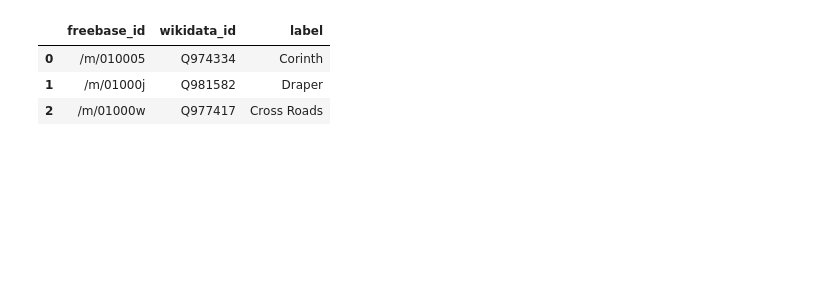
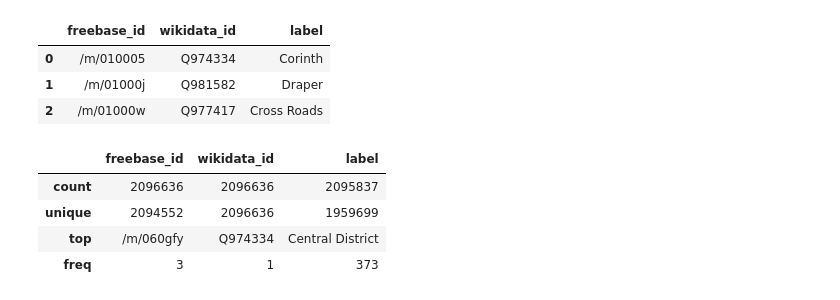
Before and after one commit to vectronaut2/kumoai_hackathon, a Jupyter notebook: notebooks/explore_kg_use_cases.ipynb, the cells around one changed output. Saved outputs shown, nothing was run; the diff lists cells and outputs as text; code cells hidden in the pictures; blank space fills up the shorter version.

```diff
--- a/notebooks/explore_kg_use_cases.ipynb
+++ b/notebooks/explore_kg_use_cases.ipynb
@@ -68,3 +78,11 @@ freebase_vs_wiki_df.head(3)
 | 0 | /m/010005 | Q974334 | Corinth |
 | 1 | /m/01000j | Q981582 | Draper |
 | 2 | /m/01000w | Q977417 | Cross Roads |
+# %%
+freebase_vs_wiki_df.describe()
+# %% [output]
+|  | freebase_id | wikidata_id | label |
+| count | 2096636 | 2096636 | 2095837 |
+| unique | 2094552 | 2096636 | 1959699 |
+| top | /m/060gfy | Q974334 | Central District |
+| freq | 3 | 1 | 373 |
```
Also changed, not shown: parts of 35 cells of this notebook.
